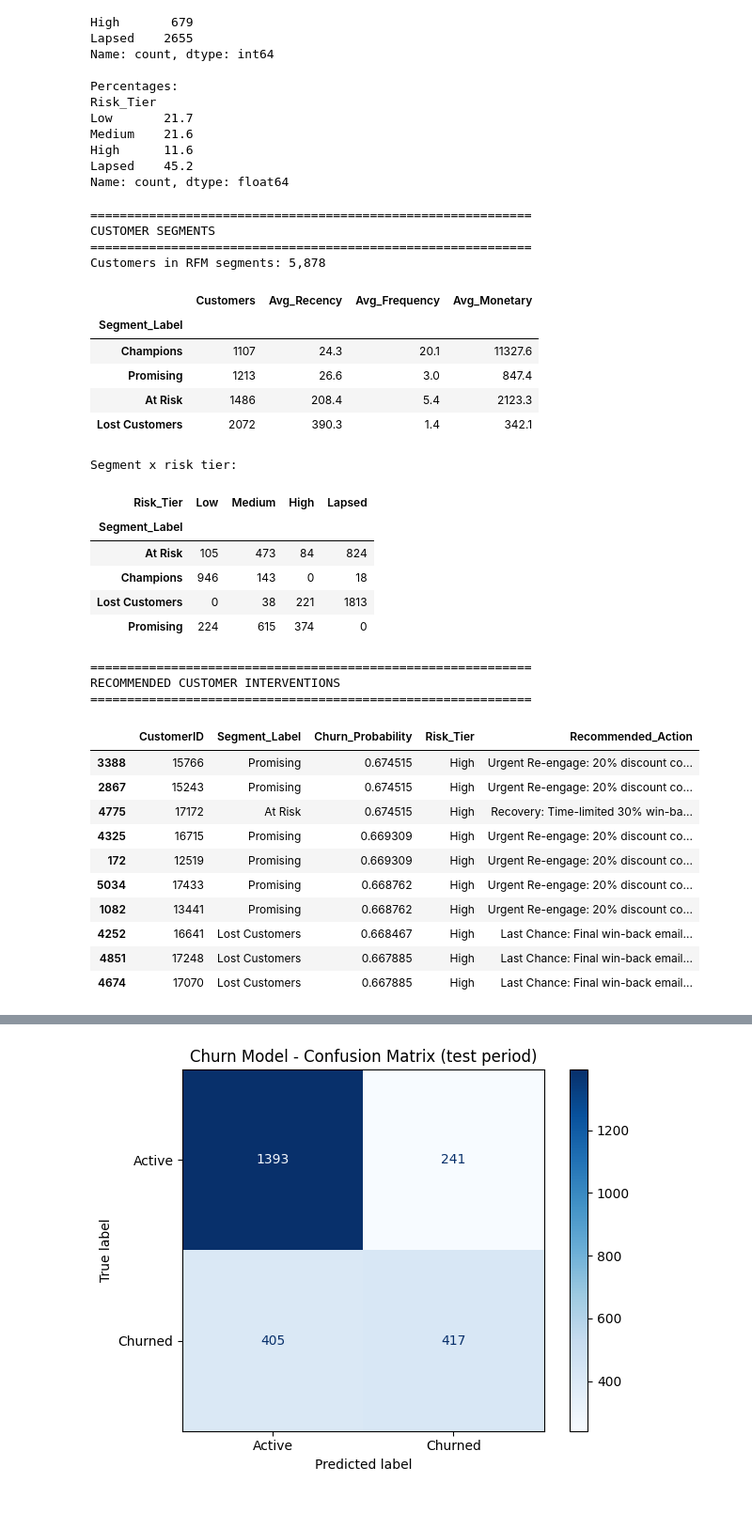
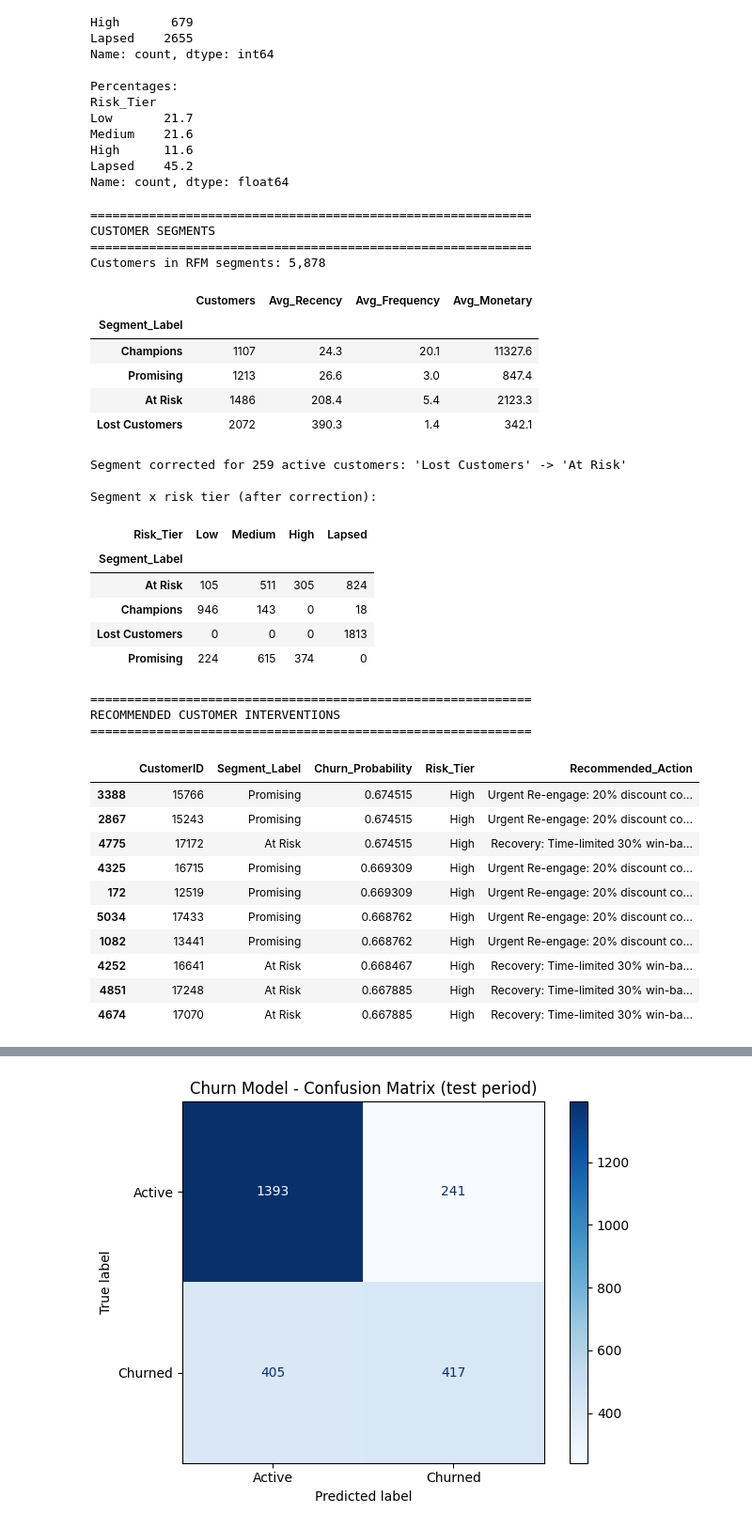
Before and after one commit to 4dh11/RetailIQ, a Jupyter notebook: models/churn_model.ipynb, the cells around one changed output, grey strips where cells are left out. Shown at 94% size. Drawn from its saved outputs; the diff is of its cells as text; code cells hidden in the pictures.

```diff
--- a/models/churn_model.ipynb
+++ b/models/churn_model.ipynb
@@ -789,38 +789,56 @@ seg_profile = (
     .agg(Customers=("CustomerID", "count"),
          Avg_Recency=("Recency", "mean"),
          Avg_Frequency=("Frequency", "mean"),
          Avg_Monetary=("Monetary", "mean"))
     .round(1)
     .sort_values("Avg_Recency")
 )
 display(seg_profile)
 
 current_features = current_features.merge(
     rfm_segments[["CustomerID", "Segment_Label"]], on="CustomerID", how="left"
 )
 
 assert current_features["Segment_Label"].notna().all(), "some customers have no segment - re-run data_exploration.ipynb"
 
-print("\nSegment x risk tier:")
+# ------------------------------------------------------------------------------------------
+# Keep the segment consistent with what the customer is doing NOW.
+# The RFM clusters were built once on lifetime behaviour, so some customers sit in a cluster
+# that contradicts their current activity. A customer who has bought within the last
+# ACTIVE_MAX_RECENCY days is not "Lost" - they are slipping, i.e. "At Risk". Without this,
+# active customers get "Last Chance / maximum discount" and "Welcome-back" actions.
+# The original cluster label is kept in RFM_Cluster_Label for reference.
+# ------------------------------------------------------------------------------------------
+current_features["RFM_Cluster_Label"] = current_features["Segment_Label"]
+
+is_active = current_features["Risk_Tier"] != "Lapsed"
+contradiction = is_active & (current_features["Segment_Label"] == "Lost Customers")
+current_features.loc[contradiction, "Segment_Label"] = "At Risk"
+
+print(f"Segment corrected for {contradiction.sum():,} active customers: 'Lost Customers' -> 'At Risk'")
+
+print("\nSegment x risk tier (after correction):")
 display(pd.crosstab(current_features["Segment_Label"], current_features["Risk_Tier"])
         .reindex(columns=tier_order, fill_value=0))
 # %% [output]
 ============================================================
 CUSTOMER SEGMENTS
 ============================================================
 Customers in RFM segments: 5,878
 |  | Customers | Avg_Recency | Avg_Frequency | Avg_Monetary |
 | Segment_Label |  |  |  |  |
 | Champions | 1107 | 24.3 | 20.1 | 11327.6 |
 | Promising | 1213 | 26.6 | 3.0 | 847.4 |
 | At Risk | 1486 | 208.4 | 5.4 | 2123.3 |
 | Lost Customers | 2072 | 390.3 | 1.4 | 342.1 |
-Segment x risk tier:
+Segment corrected for 259 active customers: 'Lost Customers' -> 'At Risk'
+
+Segment x risk tier (after correction):
 | Risk_Tier | Low | Medium | High | Lapsed |
 | Segment_Label |  |  |  |  |
-| At Risk | 105 | 473 | 84 | 824 |
+| At Risk | 105 | 511 | 305 | 824 |
 | Champions | 946 | 143 | 0 | 18 |
-| Lost Customers | 0 | 38 | 221 | 1813 |
+| Lost Customers | 0 | 0 | 0 | 1813 |
 | Promising | 224 | 615 | 374 | 0 |
 # %%
 # ============================================================
@@ -883,9 +901,9 @@ RECOMMENDED CUSTOMER INTERVENTIONS
 | 172 | 12519 | Promising | 0.669309 | High | Urgent Re-engage: 20% discount co... |
 | 5034 | 17433 | Promising | 0.668762 | High | Urgent Re-engage: 20% discount co... |
 | 1082 | 13441 | Promising | 0.668762 | High | Urgent Re-engage: 20% discount co... |
-| 4252 | 16641 | Lost Customers | 0.668467 | High | Last Chance: Final win-back email... |
-| 4851 | 17248 | Lost Customers | 0.667885 | High | Last Chance: Final win-back email... |
-| 4674 | 17070 | Lost Customers | 0.667885 | High | Last Chance: Final win-back email... |
+| 4252 | 16641 | At Risk | 0.668467 | High | Recovery: Time-limited 30% win-ba... |
+| 4851 | 17248 | At Risk | 0.667885 | High | Recovery: Time-limited 30% win-ba... |
+| 4674 | 17070 | At Risk | 0.667885 | High | Recovery: Time-limited 30% win-ba... |
 # %%
 # ============================================================
 # EXPORT UPDATED CHURN RESULTS
```
Also changed, not shown: parts of 2 cells of this notebook, 18 other files.
